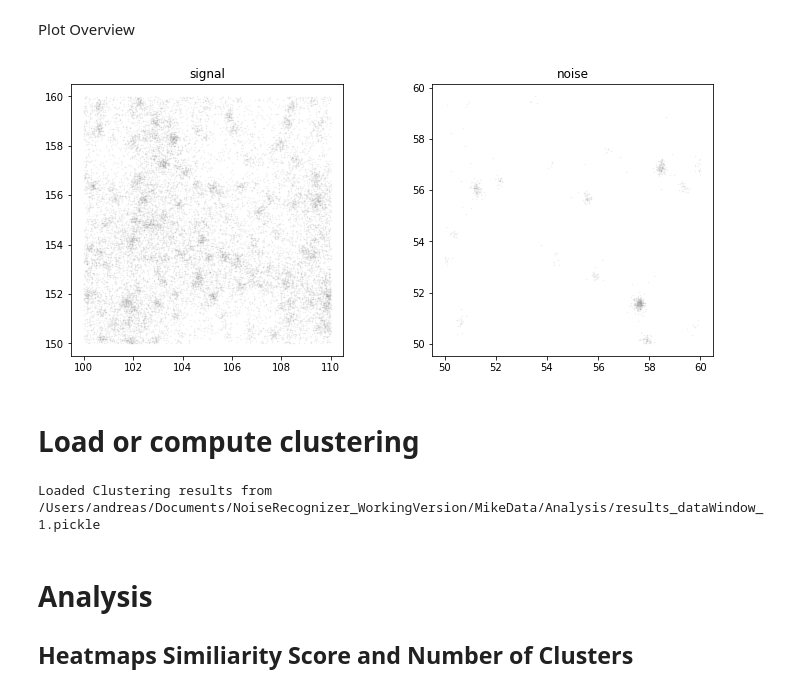
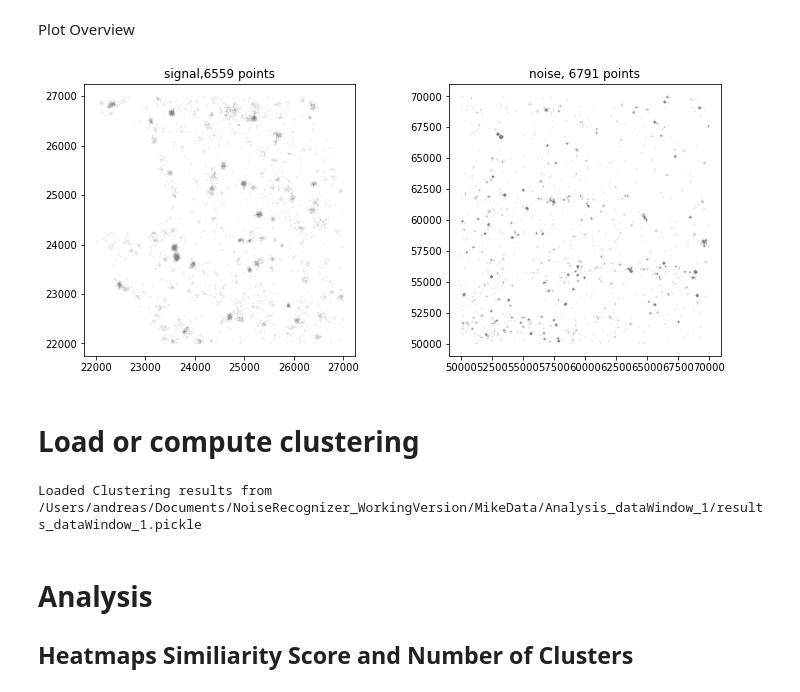
Before and after one commit to NoldAndreas/FINDER, a Jupyter notebook: Code/FigX4_Explore2DOptimizer_withReference_Streamlined.ipynb, the cells around one changed output. Cells and saved outputs as stored; diff of their text form; code cells hidden in the pictures.

Commit message:
Work on Comparison with Noise

```diff
--- a/Code/FigX4_Explore2DOptimizer_withReference_Streamlined.ipynb
+++ b/Code/FigX4_Explore2DOptimizer_withReference_Streamlined.ipynb
@@ -33,0 +52,2 @@ loadComputeClustering = "load";
+# %%
+loadSaveParameters = 'load';
@@ -34,5 +96,2 @@ loadComputeClustering = "load";
 # %% [markdown]
 # Load Points
-# %%
-parameters = {'outputfolder':,\
-             };
@@ -75,0 +98,3 @@ np.savetxt(save_name+"_filtered_signal.txt",XC_signal,fmt="%f\t%f");
+# %%
+XC_signal = LoadPoints(basefolder+parameters['mainfolder']+parameters['image_filename']+'_signal.txt',datascale=parameters['datascale']);
+XC_noise  = LoadPoints(basefolder+parameters['mainfolder']+parameters['image_filename']+'_noise.txt',datascale=parameters['datascale']);
@@ -76,15 +110,24 @@ np.savetxt(save_name+"_filtered_signal.txt",XC_signal,fmt="%f\t%f");
+# %%
+XC_signal = FilterPoints(XC_signal,parameters['signal_window']);
+np.savetxt(basefolder+parameters['save_name']+"_filtered_signal.txt",XC_signal,fmt="%f\t%f");
+
+XC_noise  = FilterPoints(XC_noise,parameters['noise_window']);
+np.savetxt(basefolder+parameters['save_name']+"_filtered_noise.txt",XC_noise,fmt="%f\t%f");
 # %% [markdown]
 Plot Overview
 # %%
 fig,axs = plt.subplots(1,2,figsize=(12,5));
 PlotScatter(XC_signal,ax=axs[0])
 PlotScatter(XC_noise,ax=axs[1])
 #np.savetxt(outputfolder_R+analysis_name+"_filtered_signal.txt",XC_signal,fmt="%f\t%f");
-axs[0].set_title('signal');
-axs[1].set_title('noise');
-
-plt.savefig(save_name+"_localizations_signal_vs_noise.pdf",bbox_inches="tight");
+axs[0].set_title('signal,'+str(len(XC_signal))+' points');
+axs[1].set_title('noise, '+str(len(XC_noise))+' points');
+for ax in axs:
+    ax.set_aspect('equal');
+#axs[1].set_xlim([50,60]);
+#axs[1].set_ylim([50,60]);
+plt.savefig(basefolder+parameters['save_name']+"_localizations_signal_vs_noise.pdf",bbox_inches="tight");
 # %% [output]
-[figure, old version]
+[figure, new version]
 # %% [markdown]
 # Load or compute clustering
@@ -91,24 +138,44 @@ plt.savefig(save_name+"_localizations_signal_vs_noise.pdf",bbox_inches="tight");
 # %%
+filename = basefolder+parameters['outputfolder']+"results_"+parameters['analysis_name'];
 if(loadComputeClustering == "compute"):
-    FD      = Finder_1d(algo=algo);
+    FD      = Finder_1d(algo=parameters['algo']);
     labels  = FD.fit(XC_signal);
 
-    FD_ref      = Finder_1d(algo=algo);
-    labels_ref  = FD_ref.fit(XC_noise,XC_signal);
+    with open(filename+'_signal.pickle','wb') as handle:
+        pickle.dump({'FD':FD}, handle,protocol=pickle.HIGHEST_PROTOCOL)
 
-    with open(outputfolder+"results_"+analysis_name+'.pickle','wb') as handle:
-        pickle.dump({'FD':FD,'FD_ref':FD_ref}, handle,protocol=pickle.HIGHEST_PROTOCOL)
+    FD_ref      = Finder_1d(algo=parameters['algo']);
+    labels_ref  = FD_ref.fit(XC_noise,XC_signal,skipSimilarityScore=True );
+
+    with open(filename+'_noise.pickle','wb') as handle:
+        pickle.dump({'FD_ref':FD_ref}, handle,protocol=pickle.HIGHEST_PROTOCOL)
+
+    if(os.path.exists(filename+'.pickle')):
+        os.remove(filename+'.pickle');
+    #with open(filename+'.pickle','wb') as handle:
+    #    pickle.dump({'FD':FD,'FD_ref':FD_ref}, handle,protocol=pickle.HIGHEST_PROTOCOL)
 elif(loadComputeClustering == "load"):
-    filename = outputfolder+'results_'+analysis_name+'.pickle';
-    with open(filename, 'rb') as fr:
-        FD_load = pickle.load(fr);
-    FD     = FD_load['FD'];
-    FD_ref = FD_load['FD_ref'];
-    print("Loaded Clustering results from "+filename);
+
+    if(os.path.exists(filename+'.pickle')):
+        with open(filename+'.pickle', 'rb') as fr:
+            FD_load = pickle.load(fr);
+
+        FD     = FD_load['FD'];
+        FD_ref = FD_load['FD_ref'];
+    else:
+        with open(filename+'_signal.pickle', 'rb') as fr:
+            FD_load = pickle.load(fr);
+        FD     = FD_load['FD'];
+
+        with open(filename+'_noise.pickle', 'rb') as fr:
+            FD_load = pickle.load(fr);
+        FD_ref     = FD_load['FD_ref'];
+
+    print("Loaded Clustering results from "+filename+'.pickle');
 else:
     print("ERROR");
 # %% [output]
-Loaded Clustering results from /Users/andreas/Documents/NoiseRecognizer_WorkingVersion/MikeData/Analysis/results_dataWindow_1.pickle
+Loaded Clustering results from /Users/andreas/Documents/NoiseRecognizer_WorkingVersion/MikeData/Analysis_dataWindow_1/results_dataWindow_1.pickle
 # %%
 df1     = FD.phasespace[['sigma', 'threshold','similarityScore','no_clusters']];
 df1_ref = FD_ref.phasespace[['sigma', 'threshold','similarityScore','no_clusters']];
```
Also changed, not shown: parts of 50 cells of this notebook, 8 other files.
